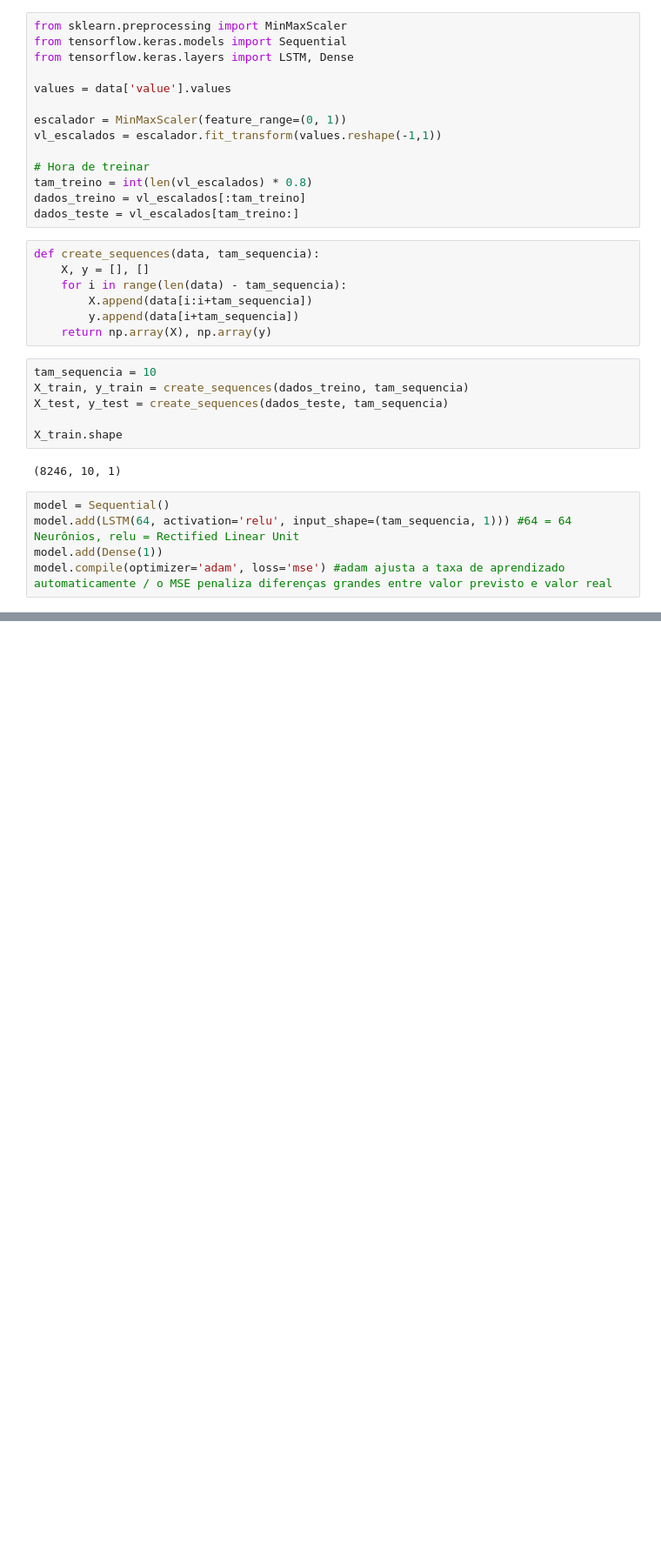
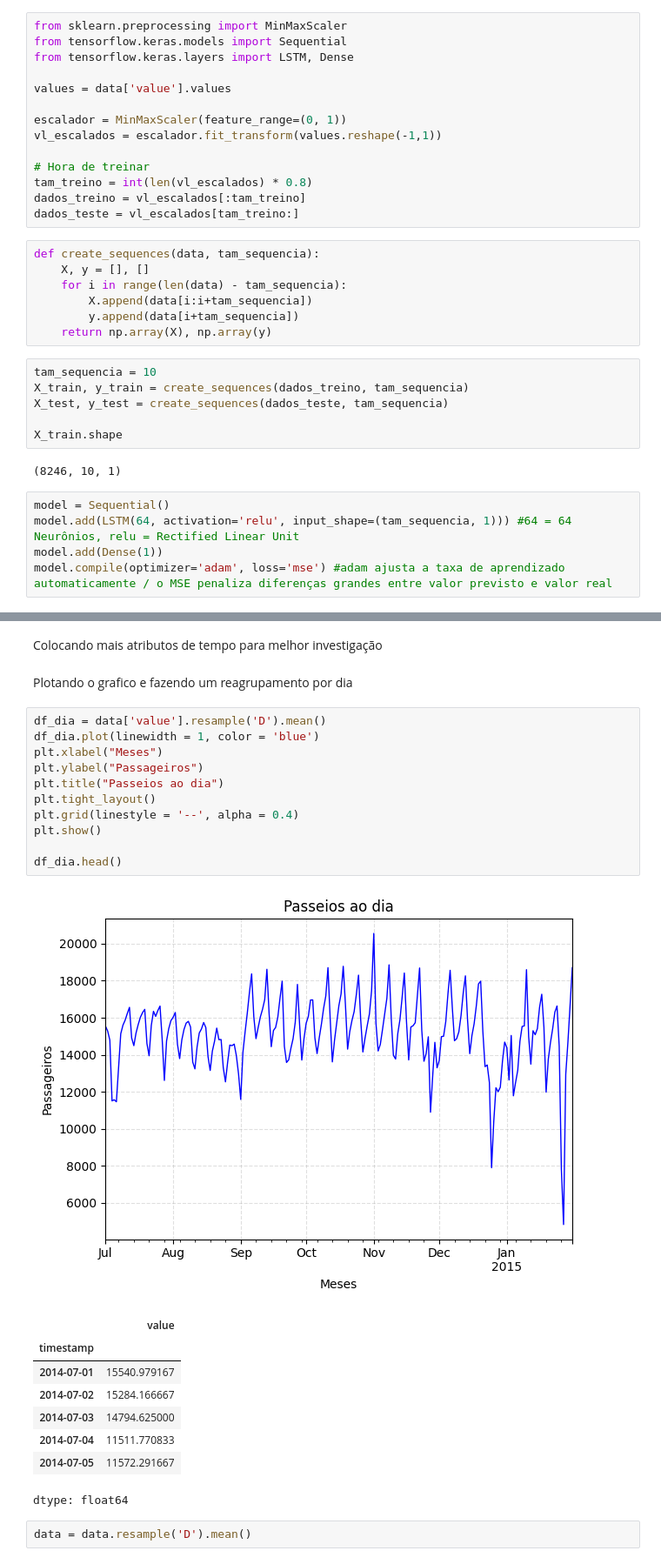
Before and after one commit to MurilowJr/Lab06-IA, a Jupyter notebook: Series temporais/aiforecasting.ipynb, the cells around one changed output, grey strips where cells are left out. Shown at 87% size. Drawn from its saved outputs; the diff is of its cells as text; blank space fills up the shorter version.

```diff
--- a/Series temporais/aiforecasting.ipynb
+++ b/Series temporais/aiforecasting.ipynb
@@ -155,0 +171,27 @@ plt.show()
+# %% [markdown]
+Colocando mais atributos de tempo para melhor investigação
+# %% [markdown]
+Plotando o grafico e fazendo um reagrupamento por dia
+# %%
+df_dia = data['value'].resample('D').mean()
+df_dia.plot(linewidth = 1, color = 'blue')
+plt.xlabel("Meses")
+plt.ylabel("Passageiros")
+plt.title("Passeios ao dia")
+plt.tight_layout()
+plt.grid(linestyle = '--', alpha = 0.4)
+plt.show()
+
+df_dia.head()
+# %% [output]
+[figure, added]
+|  | value |
+| timestamp |  |
+| 2014-07-01 | 15540.979167 |
+| 2014-07-02 | 15284.166667 |
+| 2014-07-03 | 14794.625000 |
+| 2014-07-04 | 11511.770833 |
+| 2014-07-05 | 11572.291667 |
+dtype: float64
+# %%
+data = data.resample('D').mean()
```
Also changed, not shown: parts of 16 cells of this notebook, 1 other file.
